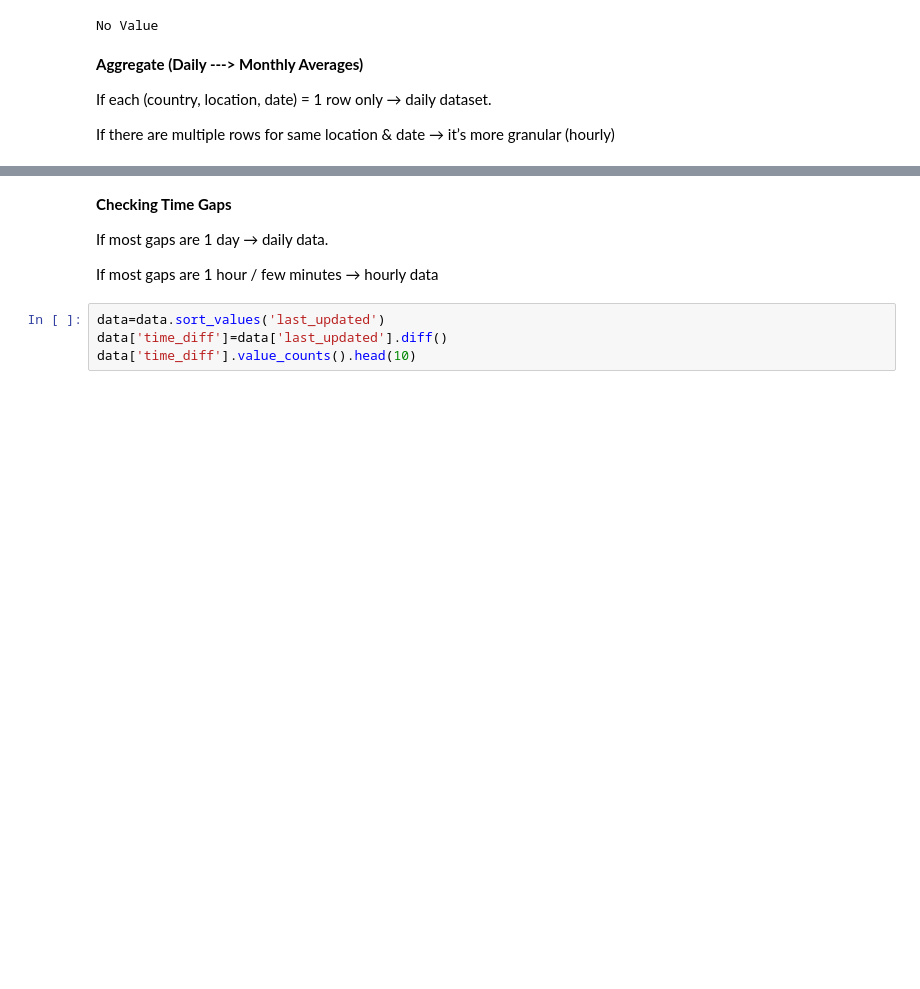
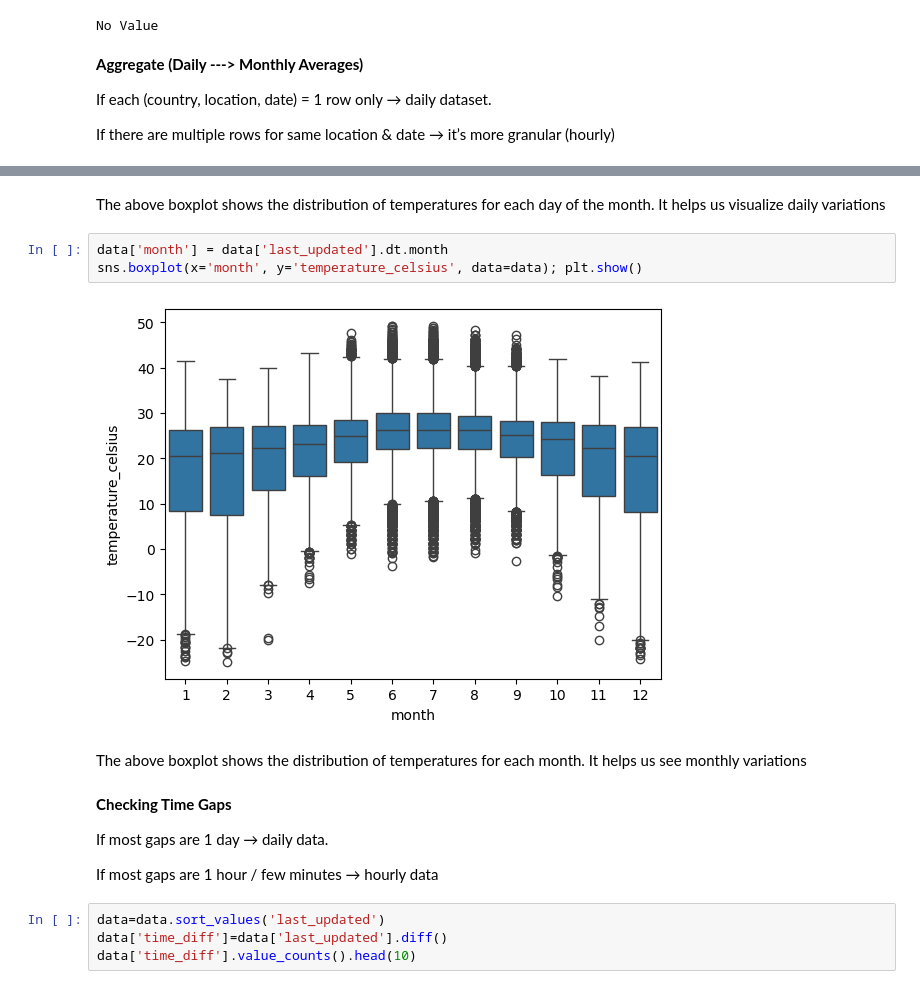
Before and after one commit to PRASANNA-163/climatescope-project, a Jupyter notebook: data/Notebooks/DataCleaning.ipynb, the cells around one changed output, grey strips where cells are left out. Cells and saved outputs as stored; diff of their text form; blank space fills up the shorter version.

```diff
--- a/data/Notebooks/DataCleaning.ipynb
+++ b/data/Notebooks/DataCleaning.ipynb
@@ -231,3 +261,12 @@ dtype: int64
+# %% [markdown]
+The above boxplot shows the distribution of temperatures for each day of the month. It helps us visualize daily variations
+# %%
+data['month'] = data['last_updated'].dt.month
+sns.boxplot(x='month', y='temperature_celsius', data=data); plt.show()
+# %% [output]
+[figure, added]
+# %% [markdown]
+The above boxplot shows the distribution of temperatures for each month. It helps us see monthly variations
 # %% [markdown]
 **Checking Time Gaps**
 
```
Also changed, not shown: parts of 19 cells of this notebook.
